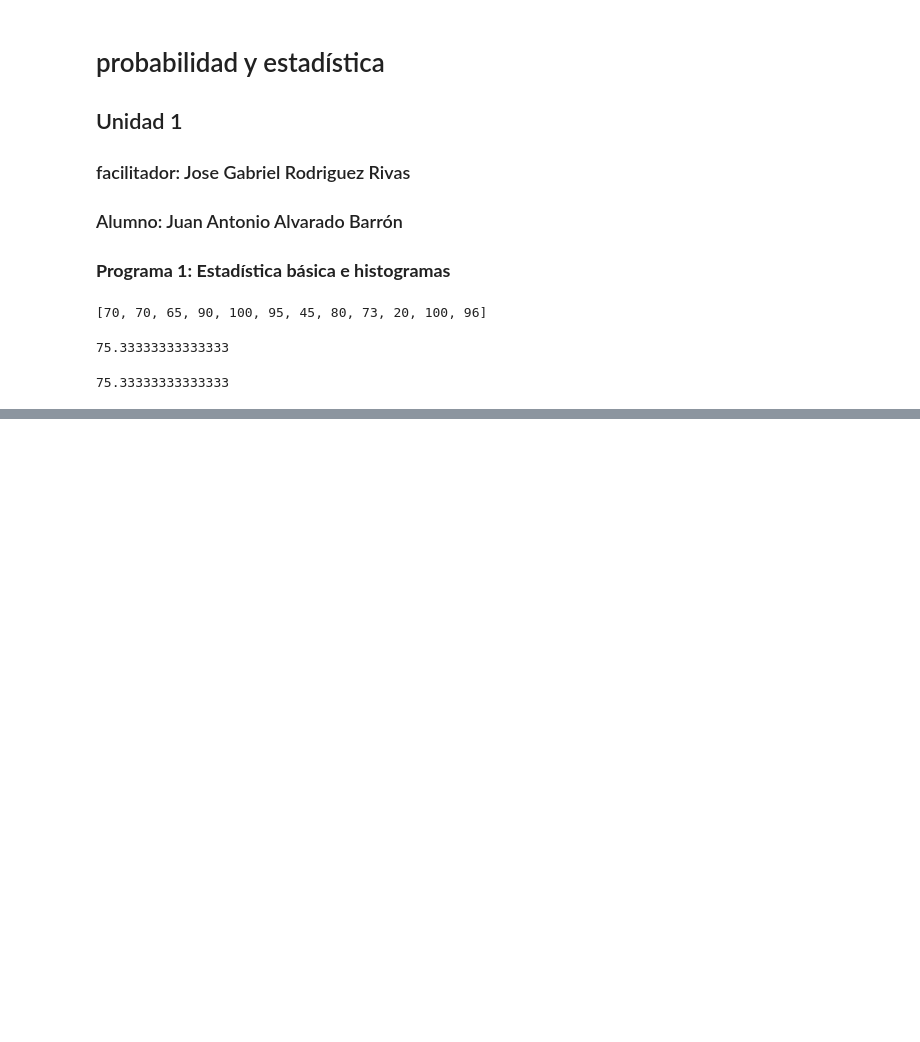
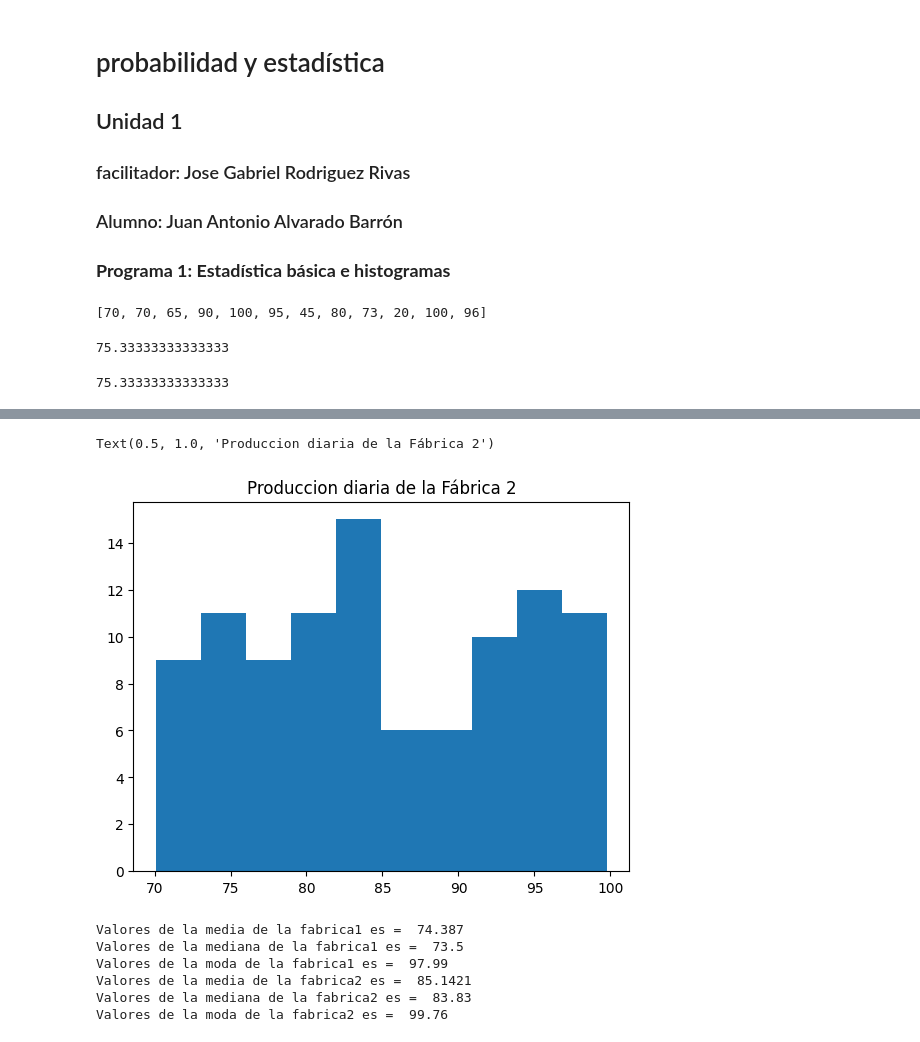
Before and after one commit to 25040999-cmd/Probabilidad-y-estadistica-, a Jupyter notebook: Unidad1/Practica1.ipynb, the cells around one changed output, grey strips where cells are left out. Cells and saved outputs as stored; diff of their text form; code cells hidden in the pictures; blank space fills up the shorter version.

```diff
--- a/Unidad1/Practica1.ipynb
+++ b/Unidad1/Practica1.ipynb
@@ -32,0 +93,29 @@ print(promedio2)
+# %%
+plt.hist(fabrica2)
+plt.title("Produccion diaria de la Fábrica 2")
+# %% [output]
+Text(0.5, 1.0, 'Produccion diaria de la Fábrica 2')
+[figure, added]
+# %%
+media1 = mean(fabrica1)
+mediana1 =median(fabrica1)
+moda1= mode(fabrica1)
+
+print("Valores de la media de la fabrica1 es = " , media1)
+print("Valores de la mediana de la fabrica1 es = ", mediana1)
+print ("Valores de la moda de la fabrica1 es = ", moda1)
+
+media2 = mean(fabrica2)
+mediana2 =median(fabrica2)
+moda2= mode(fabrica2)
+
+print("Valores de la media de la fabrica2 es = " , media2)
+print("Valores de la mediana de la fabrica2 es = ", mediana2)
+print ("Valores de la moda de la fabrica2 es = ", moda2)
+# %% [output]
+Valores de la media de la fabrica1 es =  74.387
+Valores de la mediana de la fabrica1 es =  73.5
+Valores de la moda de la fabrica1 es =  97.99
+Valores de la media de la fabrica2 es =  85.1421
+Valores de la mediana de la fabrica2 es =  83.83
+Valores de la moda de la fabrica2 es =  99.76
```
Also changed, not shown: parts of 13 cells of this notebook.
